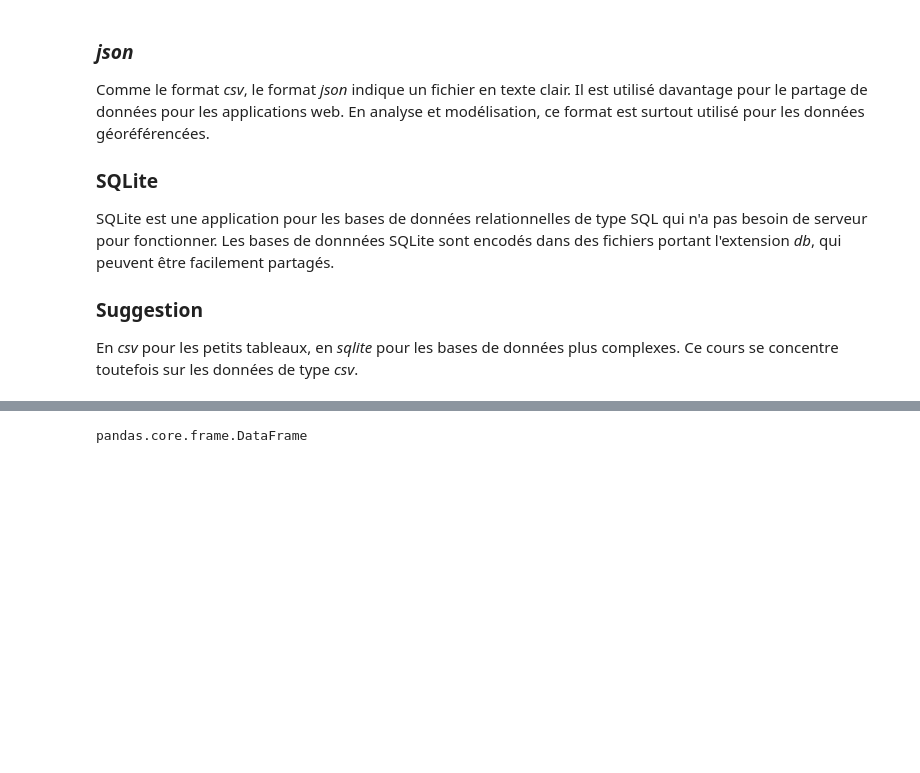
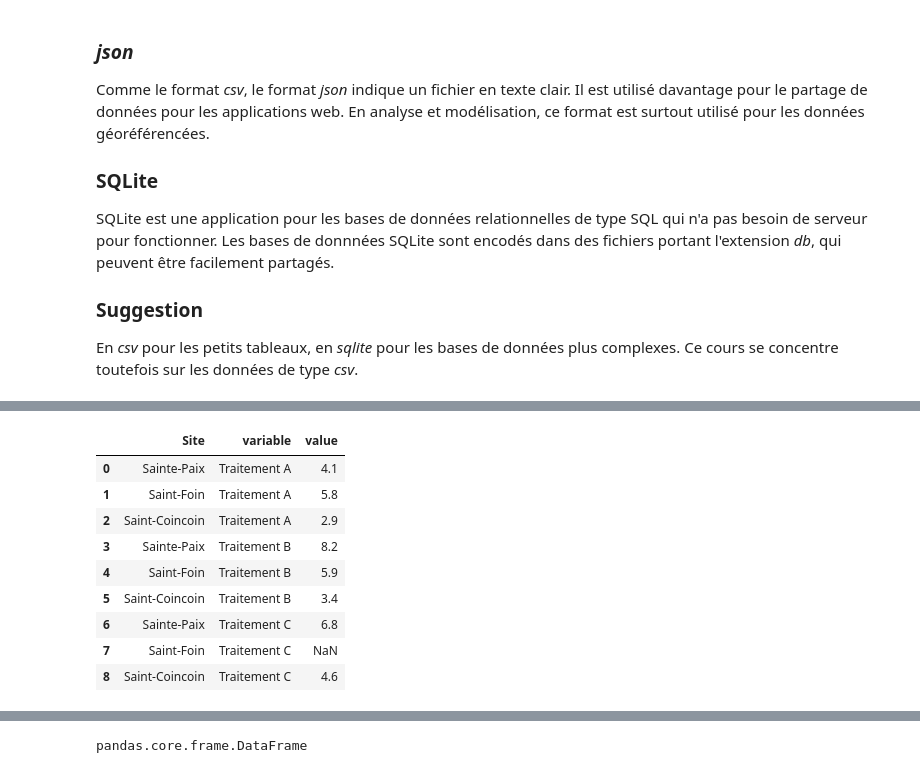
Before and after one commit to essicolo/ecologie-mathematique-Py, a Jupyter notebook: 3_Donnees/3_data.ipynb, the cells around one changed output, grey strips where cells are left out. Saved outputs shown, nothing was run; the diff lists cells and outputs as text; code cells hidden in the pictures; blank space fills up the shorter version.

```diff
--- a/3_Donnees/3_data.ipynb
+++ b/3_Donnees/3_data.ipynb
@@ -193,0 +220,14 @@ df = pd.read_csv('http://vincentarelbundock.github.io/Rdatasets/csv/ggplot2/diam
+# %%
+df1_tidy = df1.melt(id_vars='Site')
+df1_tidy
+# %% [output]
+|  | Site | variable | value |
+| 0 | Sainte-Paix | Traitement A | 4.1 |
+| 1 | Saint-Foin | Traitement A | 5.8 |
+| 2 | Saint-Coincoin | Traitement A | 2.9 |
+| 3 | Sainte-Paix | Traitement B | 8.2 |
+| 4 | Saint-Foin | Traitement B | 5.9 |
+| 5 | Saint-Coincoin | Traitement B | 3.4 |
+| 6 | Sainte-Paix | Traitement C | 6.8 |
+| 7 | Saint-Foin | Traitement C | NaN |
+| 8 | Saint-Coincoin | Traitement C | 4.6 |
```
Also changed, not shown: parts of 15 cells of this notebook, 2 other files.
